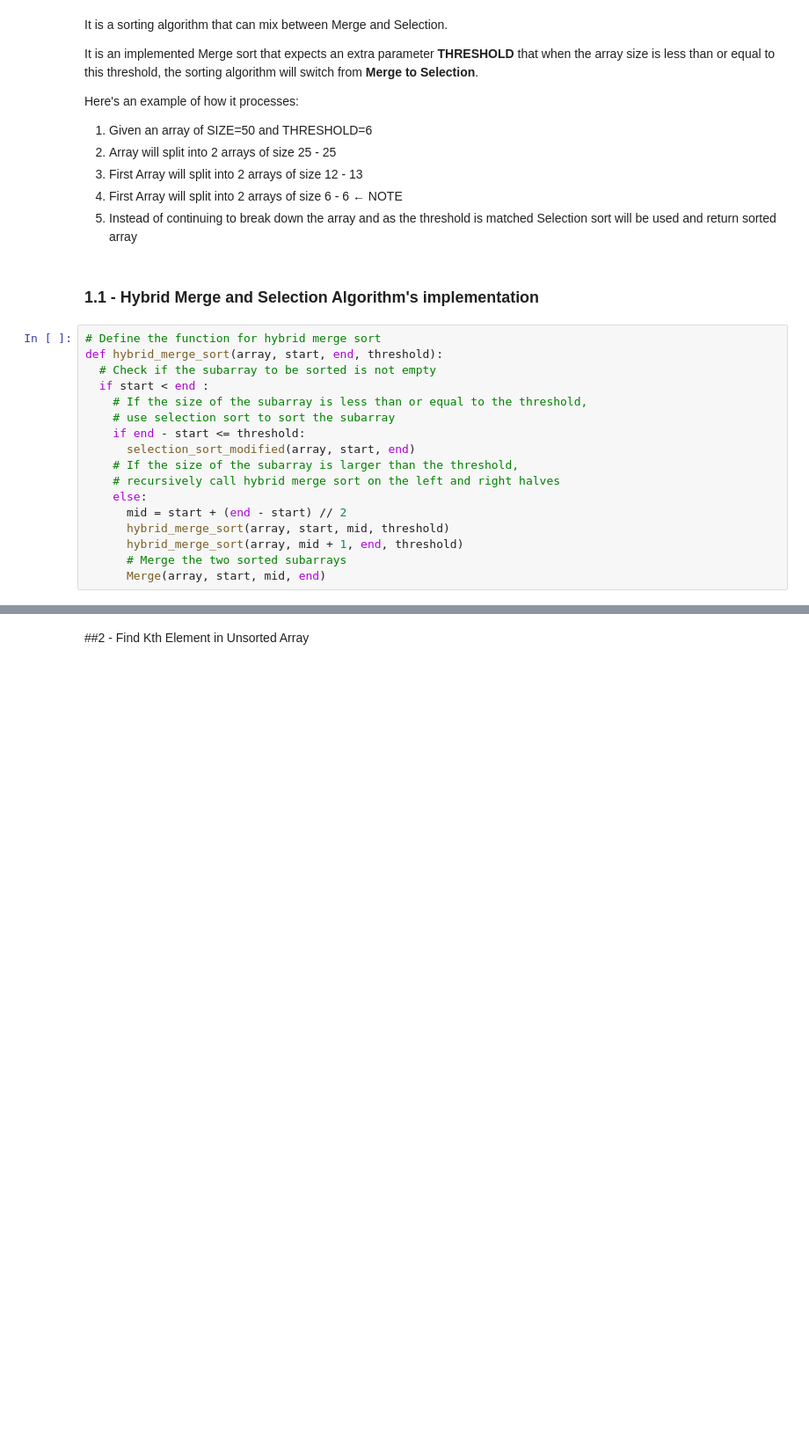
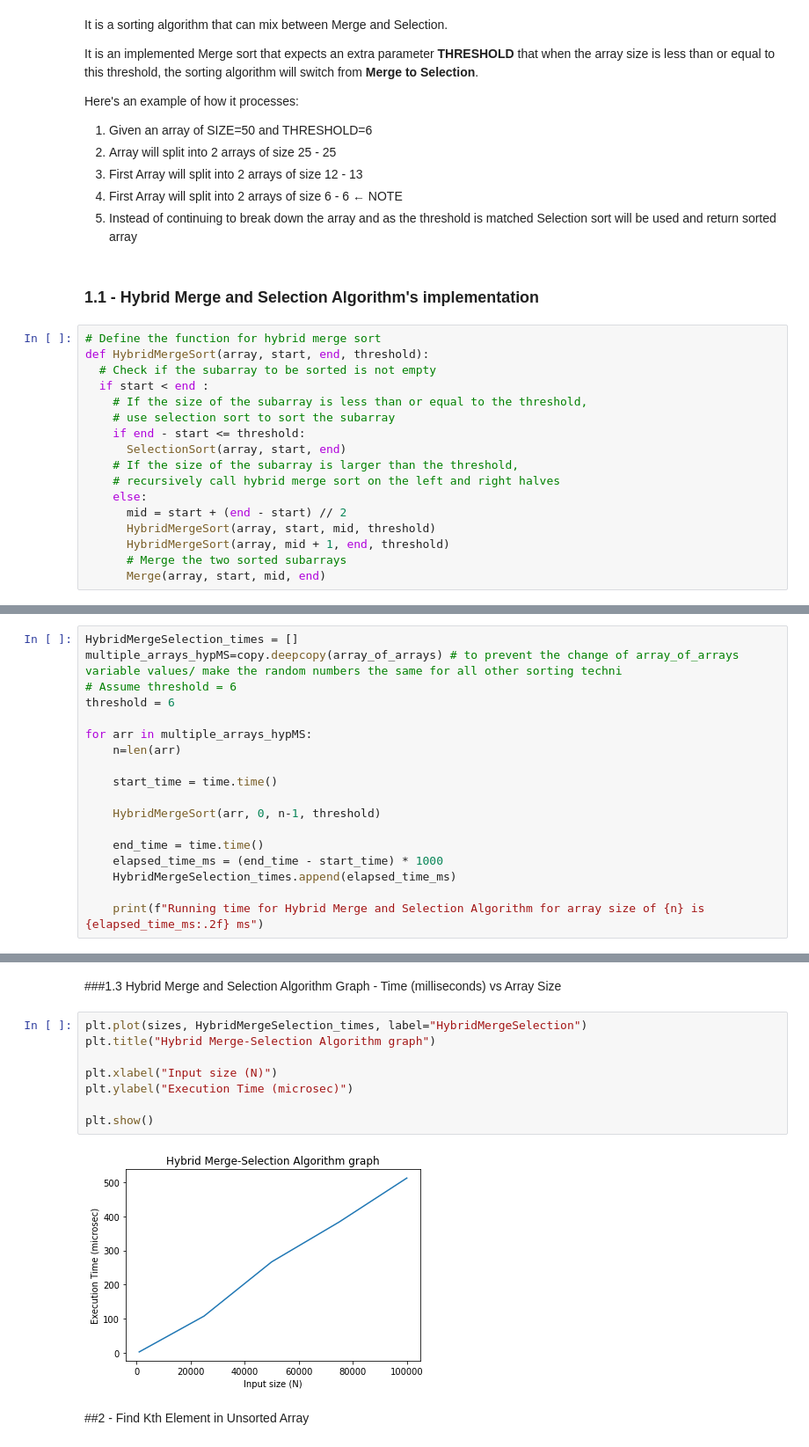
Before and after one commit to AhmedMoneimm/SortingTechniques, a Jupyter notebook: DS2_SortingTechniques.ipynb, the cells around one changed output, grey strips where cells are left out. Shown at 88% size. Drawn from its saved outputs; the diff is of its cells as text; blank space fills up the shorter version.

```diff
--- a/DS2_SortingTechniques.ipynb
+++ b/DS2_SortingTechniques.ipynb
@@ -559,18 +555,18 @@ matched Selection sort will be used and return sorted array
 ### 1.1 - Hybrid Merge and Selection Algorithm's implementation
 # %%
 # Define the function for hybrid merge sort
-def hybrid_merge_sort(array, start, end, threshold):
+def HybridMergeSort(array, start, end, threshold):
   # Check if the subarray to be sorted is not empty
   if start < end :
     # If the size of the subarray is less than or equal to the threshold,
     # use selection sort to sort the subarray
     if end - start <= threshold:
-      selection_sort_modified(array, start, end)
+      SelectionSort(array, start, end)
     # If the size of the subarray is larger than the threshold,
     # recursively call hybrid merge sort on the left and right halves
     else:
       mid = start + (end - start) // 2
-      hybrid_merge_sort(array, start, mid, threshold)
-      hybrid_merge_sort(array, mid + 1, end, threshold)
+      HybridMergeSort(array, start, mid, threshold)
+      HybridMergeSort(array, mid + 1, end, threshold)
       # Merge the two sorted subarrays
       Merge(array, start, mid, end)
@@ -576,0 +575,18 @@ def hybrid_merge_sort(array, start, end, threshold):
+# %%
+HybridMergeSelection_times = []
+multiple_arrays_hypMS=copy.deepcopy(array_of_arrays) # to prevent the change of array_of_arrays variable values/ make the random numbers the same for all other sorting techni
+# Assume threshold = 6
+threshold = 6
+
+for arr in multiple_arrays_hypMS:
+    n=len(arr)
+
+    start_time = time.time()
+
+    HybridMergeSort(arr, 0, n-1, threshold)
+
+    end_time = time.time()
+    elapsed_time_ms = (end_time - start_time) * 1000
+    HybridMergeSelection_times.append(elapsed_time_ms)
+
+    print(f"Running time for Hybrid Merge and Selection Algorithm for array size of {n} is {elapsed_time_ms:.2f} ms")
@@ -577,3 +599,15 @@ def hybrid_merge_sort(array, start, end, threshold):
+# %% [markdown]
+###1.3 Hybrid Merge and Selection Algorithm Graph - Time (milliseconds) vs Array Size
+# %%
+plt.plot(sizes, HybridMergeSelection_times, label="HybridMergeSelection")
+plt.title("Hybrid Merge-Selection Algorithm graph")
+
+plt.xlabel("Input size (N)")
+plt.ylabel("Execution Time (microsec)")
+
+plt.show()
+# %% [output]
+[figure, added]
 # %% [markdown]
 <a name="part2_2"></a>
 ##2 - Find Kth Element in Unsorted Array
```
Also changed, not shown: parts of 27 cells of this notebook.
